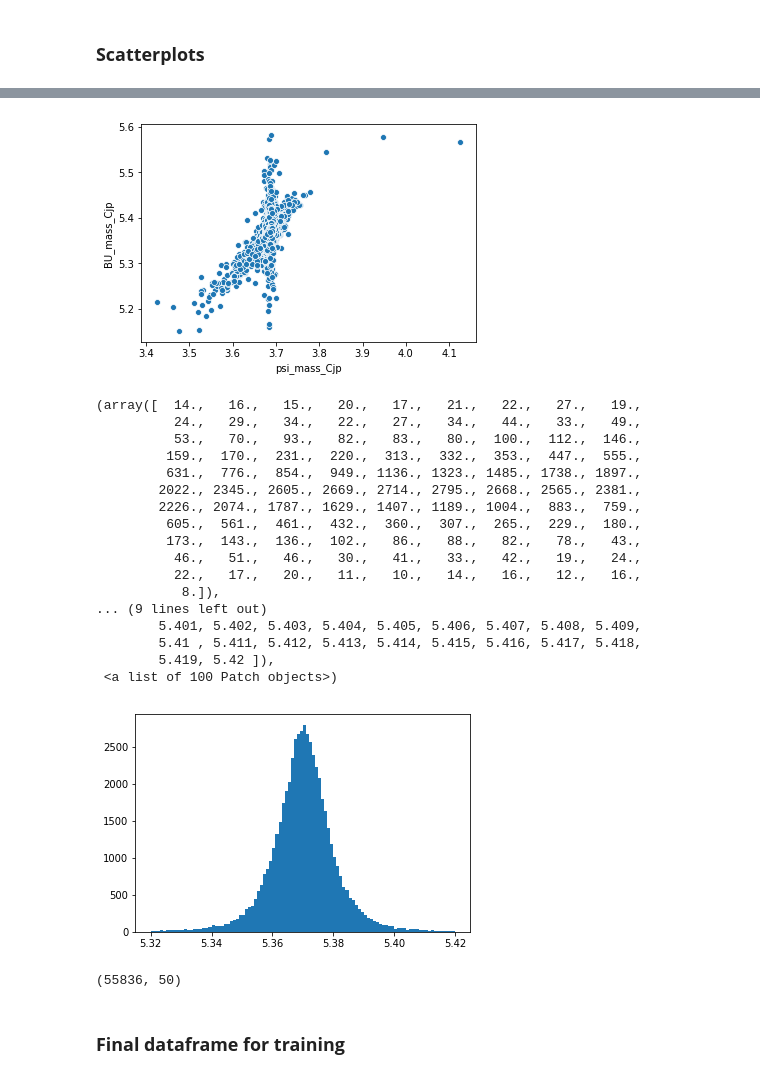
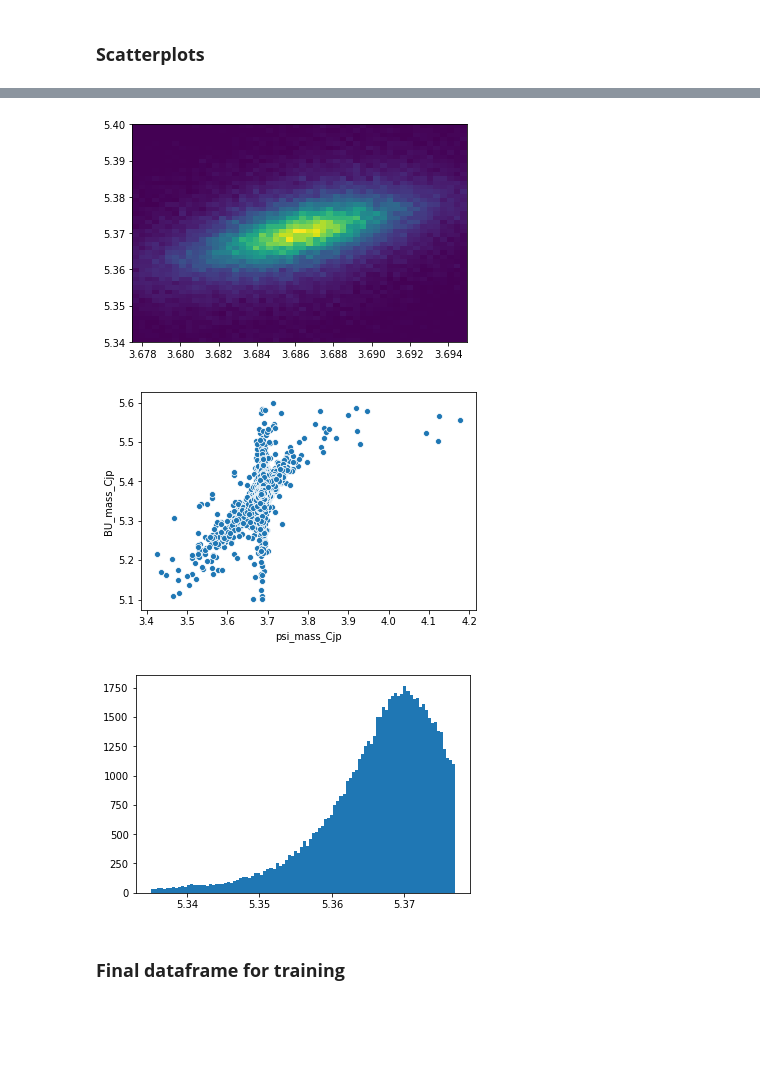
Before and after one commit to ofivite/MISP2019, a Jupyter notebook: school_preliminary_studies.ipynb, the cells around one changed output, grey strips where cells are left out. Saved outputs shown, nothing was run; the diff lists cells and outputs as text; code cells hidden in the pictures; blank space fills up the shorter version.

```diff
--- a/school_preliminary_studies.ipynb
+++ b/school_preliminary_studies.ipynb
@@ -89,7 +92,7 @@ Index(['psi_eta', 'BU_pvdistsignif2_Cjp', 'mu_1_pt', 'PI2_eta', 'BU_pt_Cjp',
 # %%
 #### ----- This we would do in the first example case
 
-dR_match = 0.005
+dR_match = 0.01
 matching_mask = ((MC[['dR_mu1', 'dR_mu1_vv']].min(axis=1) < dR_match) & (MC[['dR_mu2', 'dR_mu2_vv']].min(axis=1) < dR_match) & (MC[['dR_pi1', 'dR_pi1_vv']].min(axis=1) < dR_match) &
                  (MC[['dR_pi2', 'dR_pi2_vv']].min(axis=1) < dR_match) & (MC[['dR_K1', 'dR_K1_vv']].min(axis=1) < dR_match) & (MC[['dR_K2', 'dR_K2_vv']].min(axis=1) < dR_match))
 signal = MC[matching_mask]
@@ -100,11 +103,12 @@ signal = MC[matching_mask]
 # bkgr = data[data['BU_mass_Cjp'].between(5.45, 5.55) | data['BU_mass_Cjp'].between(5.1, 5.25)] # sidebands
 
 
+B_window = 0.05; #left_sdbd_dist = 5.366 - 5.25 - B_window
 mass_mask_for_bkgr = np.array([True] * data.shape[0])
-sig_window = {'BU_mass_Cjp': [5.366 - 0.1, 5.366 + 0.1]}
+sig_window = {'BU_mass_Cjp': [5.366 - B_window, 5.366 + B_window]}
 ### compose a mass window mask
 for key, value in sig_window.items():
-    mass_mask_for_bkgr &= ((data[key] > value[0] - 0.2) & (data[key] < value[0])) | ( (data[key] > value[1]) & (data[key] < value[1] + 0.2))
+    mass_mask_for_bkgr &= ((data[key] > value[0] - B_window) & (data[key] < value[0])) | ( (data[key] > value[1]) & (data[key] < value[1] + B_window))
 
 bkgr = data[mass_mask_for_bkgr]
 
@@ -120,33 +129,18 @@ bkgr = data[mass_mask_for_bkgr]
+# %%
+plt.hist2d(x=signal['psi_mass_Cjp'], y=signal['BU_mass_Cjp'], bins=50, range=[[3.6775, 3.695],[5.34, 5.40]])
+plt.show()
+# %% [output]
+[figure, added]
 # %%
 sns.scatterplot(x=signal['psi_mass_Cjp'], y=signal['BU_mass_Cjp'])
 plt.savefig('psi_Bs_MC_scatter_0p005.png')
 # %% [output]
-[figure, old version]
+[figure, new version]
 # %%
-plt.hist(signal['BU_mass_Cjp'], bins=100, range=(5.32, 5.42))
+plt.hist(signal['BU_mass_Cjp'], bins=100, range=(5.335, 5.377))
+plt.show()
 # %% [output]
-(array([  14.,   16.,   15.,   20.,   17.,   21.,   22.,   27.,   19.,
-          24.,   29.,   34.,   22.,   27.,   34.,   44.,   33.,   49.,
-          53.,   70.,   93.,   82.,   83.,   80.,  100.,  112.,  146.,
-         159.,  170.,  231.,  220.,  313.,  332.,  353.,  447.,  555.,
-         631.,  776.,  854.,  949., 1136., 1323., 1485., 1738., 1897.,
-        2022., 2345., 2605., 2669., 2714., 2795., 2668., 2565., 2381.,
-        2226., 2074., 1787., 1629., 1407., 1189., 1004.,  883.,  759.,
-         605.,  561.,  461.,  432.,  360.,  307.,  265.,  229.,  180.,
-         173.,  143.,  136.,  102.,   86.,   88.,   82.,   78.,   43.,
-          46.,   51.,   46.,   30.,   41.,   33.,   42.,   19.,   24.,
-          22.,   17.,   20.,   11.,   10.,   14.,   16.,   12.,   16.,
-           8.]),
-... (9 lines left out)
-        5.401, 5.402, 5.403, 5.404, 5.405, 5.406, 5.407, 5.408, 5.409,
-        5.41 , 5.411, 5.412, 5.413, 5.414, 5.415, 5.416, 5.417, 5.418,
-        5.419, 5.42 ]),
- <a list of 100 Patch objects>)
-[figure, old version]
+[figure, new version]
-# %%
-signal.shape
-# %% [output]
-(55836, 50)
 # %% [markdown]
 ### **Final dataframe for training**
 # %%
```
Also changed, not shown: parts of 57 cells of this notebook, 1 other file.
